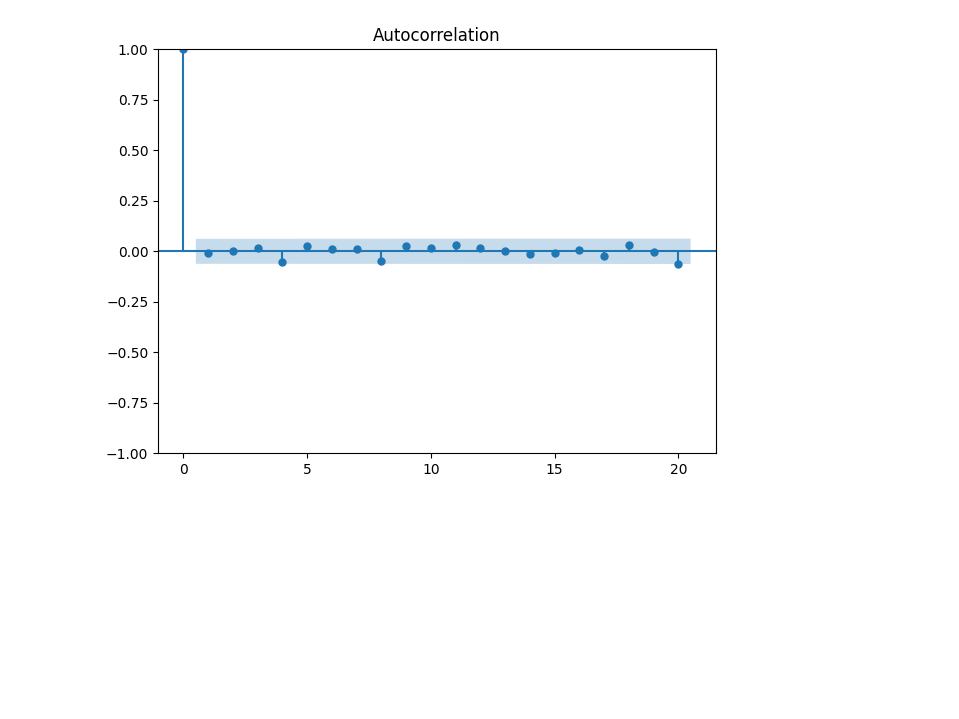
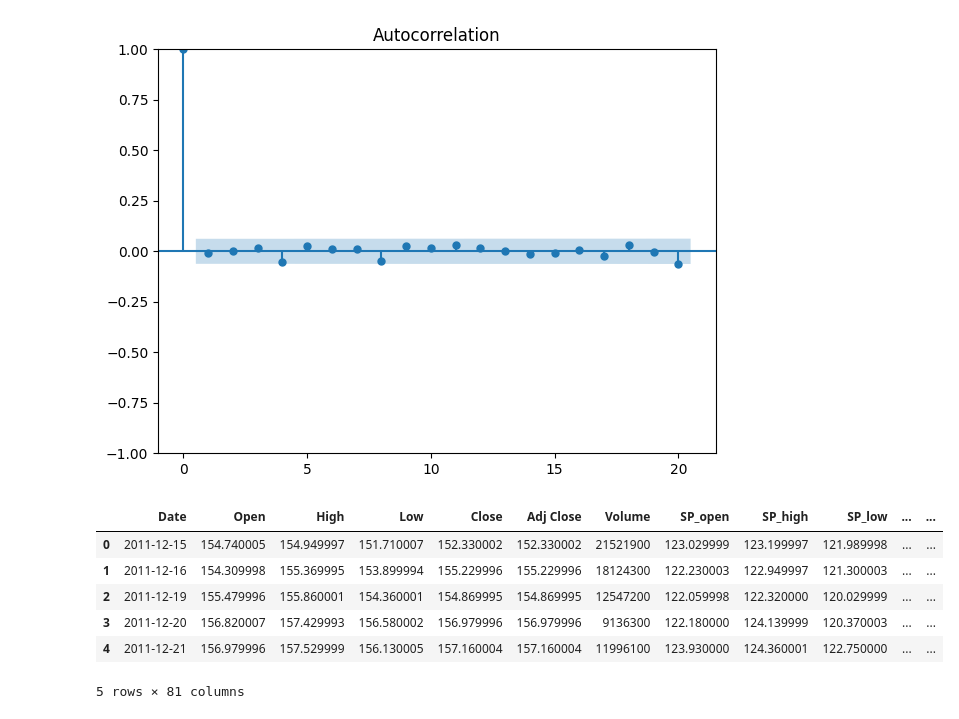
Before and after one commit to AleksandrMorozov123/Time-series-theory, a Jupyter notebook: time-series-theory.ipynb, the cells around one changed output. Drawn from its saved outputs; the diff is of its cells as text; code cells hidden in the pictures; blank space fills up the shorter version.

```diff
--- a/time-series-theory.ipynb
+++ b/time-series-theory.ipynb
@@ -341,3 +341,14 @@ plot_acf(diff_random_walk, lags=20);
 plt.tight_layout()
 # %% [output]
 [figure]
+# %%
+df = pd.read_csv('/kaggle/input/gold-price-prediction-dataset/FINAL_USO.csv')
+df.head()
+# %% [output]
+|  | Date | Open | High | Low | Close | Adj Close | Volume | SP_open | SP_high | SP_low | ... | ... |
+| 0 | 2011-12-15 | 154.740005 | 154.949997 | 151.710007 | 152.330002 | 152.330002 | 21521900 | 123.029999 | 123.199997 | 121.989998 | ... | ... |
+| 1 | 2011-12-16 | 154.309998 | 155.369995 | 153.899994 | 155.229996 | 155.229996 | 18124300 | 122.230003 | 122.949997 | 121.300003 | ... | ... |
+| 2 | 2011-12-19 | 155.479996 | 155.860001 | 154.360001 | 154.869995 | 154.869995 | 12547200 | 122.059998 | 122.320000 | 120.029999 | ... | ... |
+| 3 | 2011-12-20 | 156.820007 | 157.429993 | 156.580002 | 156.979996 | 156.979996 | 9136300 | 122.180000 | 124.139999 | 120.370003 | ... | ... |
+| 4 | 2011-12-21 | 156.979996 | 157.529999 | 156.130005 | 157.160004 | 157.160004 | 11996100 | 123.930000 | 124.360001 | 122.750000 | ... | ... |
+5 rows × 81 columns
```
Also changed, not shown: parts of 3 cells of this notebook.
